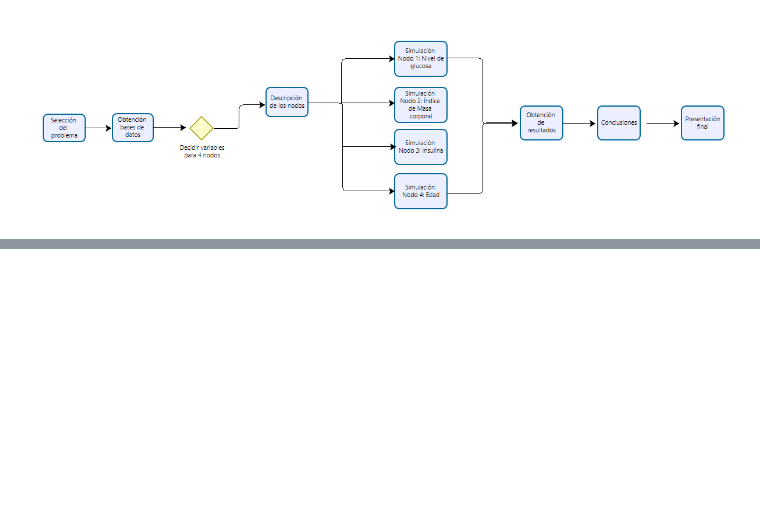
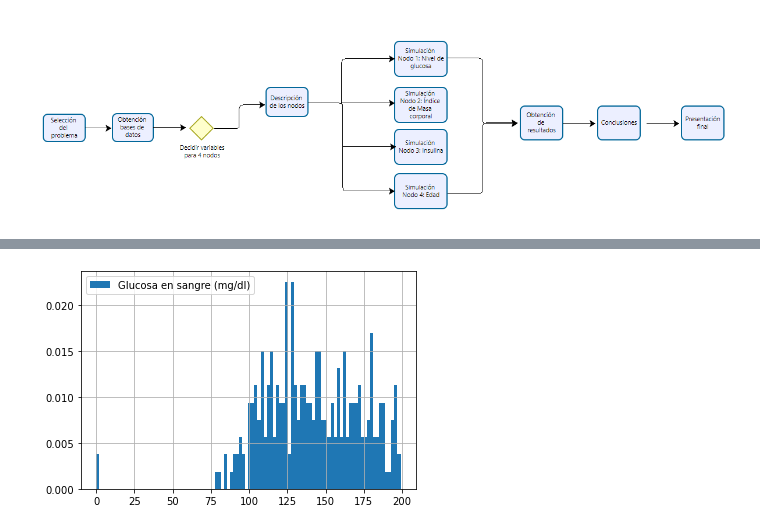
Before and after one commit to Carolina1002/Proyecto_CBarba_MOchoa, a Jupyter notebook: Proyecto_CBarba_MOchoa.ipynb, the cells around one changed output, grey strips where cells are left out. Drawn from its saved outputs; the diff is of its cells as text; code cells hidden in the pictures; blank space fills up the shorter version.

```diff
--- a/Proyecto_CBarba_MOchoa.ipynb
+++ b/Proyecto_CBarba_MOchoa.ipynb
@@ -48,0 +55,3 @@
+# %%
+data = pd.read_csv(r'C:\Users\Caro\Documents\Carolina\Semestre 7\SPF\Proyecto_CBarba_MOchoa\diabetes.csv') #imporatción de datos
+data.head()
@@ -48,0 +65,15 @@
+# %%
+glucose= pd.DataFrame(data['Glucose'])# extracción de columna glucose
+strokeBy_glucose = glucose.join(pd.DataFrame(data['Outcome']))# creación de un dataframe que contiene tanto a la columna glucose como a stroke
+strokes = strokeBy_glucose['Outcome']==1#creación de filtro
+strokeBy_glucose=strokeBy_glucose[strokes]#aplicación de filtro
+strokeBy_glucose=strokeBy_glucose.set_index(np.arange(len(strokeBy_glucose))) # generación de nuevo indice
+# %%
+mu = np.mean(strokeBy_glucose['Glucose']); sigma = np.std(strokeBy_glucose)
+divisiones = 100
+plt.hist(strokeBy_glucose['Glucose'],divisiones,density=True,label='Glucosa en sangre (mg/dl)')
+plt.legend(loc='best')
+plt.grid()
+plt.show()
+# %% [output]
+[figure, added]
```
Also changed, not shown: parts of 2 cells of this notebook.
